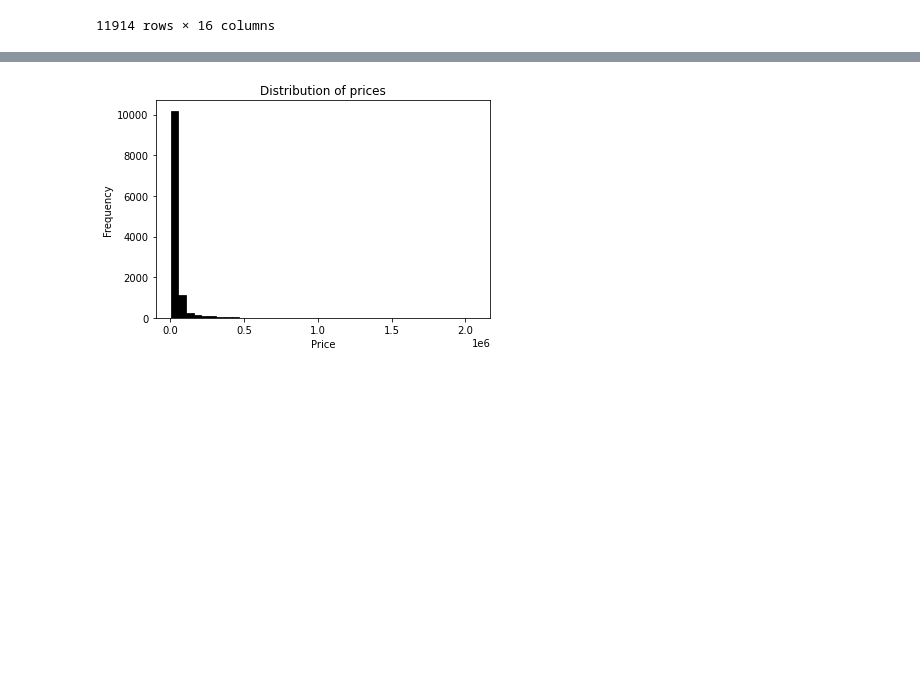
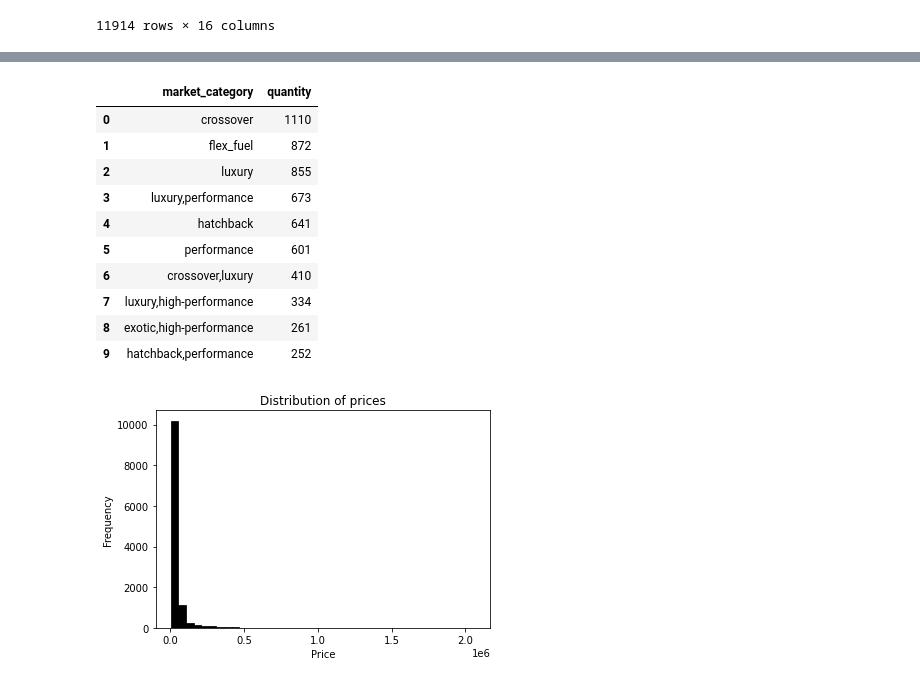
Before and after one commit to afbudiman/ML-Notebook, a Jupyter notebook: car_price_prediction.ipynb, the cells around one changed output, grey strips where cells are left out. Cells and saved outputs as stored; diff of their text form; code cells hidden in the pictures; blank space fills up the shorter version.

```diff
--- a/car_price_prediction.ipynb
+++ b/car_price_prediction.ipynb
@@ -116,0 +150,7 @@ df_market_category
+# %%
+# Make lists of categorical and numerical data
+categorical = [col for col in df.columns if df[col].dtypes=='object']
+numerical = [col for col in df.columns if col not in categorical]
+
+print(categorical)
+print(numerical)
@@ -116,0 +173,32 @@ df_market_category
+# %%
+def categoricalUniqueValue(col: str):
+    df_cat = pd.DataFrame(df[col].value_counts()).reset_index()
+    df_cat = df_cat.rename(columns={df_cat.columns[0]:col, df_cat.columns[1]:'quantity'})
+
+    if df[col].nunique() >= 10:
+        df_cat = df_cat[:10]
+
+    return df_cat
+# %%
+df_make = categoricalUniqueValue(categorical[0])
+df_model = categoricalUniqueValue(categorical[1])
+df_engine_fuel_type = categoricalUniqueValue(categorical[2])
+df_transmission_type = categoricalUniqueValue(categorical[3])
+df_driven_wheels = categoricalUniqueValue(categorical[4])
+df_market_category = categoricalUniqueValue(categorical[5])
+df_vehicle_size = categoricalUniqueValue(categorical[6])
+df_vehicle_style = categoricalUniqueValue(categorical[7])
+
+df_market_category
+# %% [output]
+|  | market_category | quantity |
+| 0 | crossover | 1110 |
+| 1 | flex_fuel | 872 |
+| 2 | luxury | 855 |
+| 3 | luxury,performance | 673 |
+| 4 | hatchback | 641 |
+| 5 | performance | 601 |
+| 6 | crossover,luxury | 410 |
+| 7 | luxury,high-performance | 334 |
+| 8 | exotic,high-performance | 261 |
+| 9 | hatchback,performance | 252 |
```
Also changed, not shown: parts of 44 cells of this notebook.
